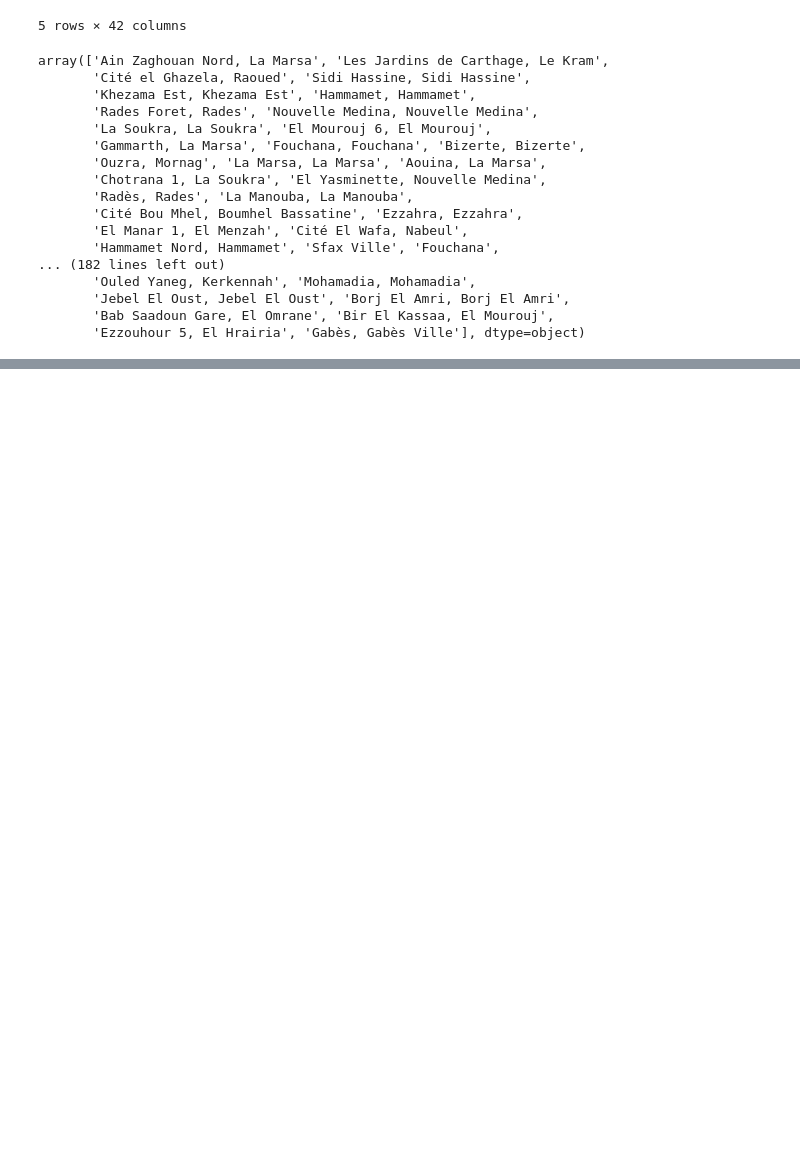
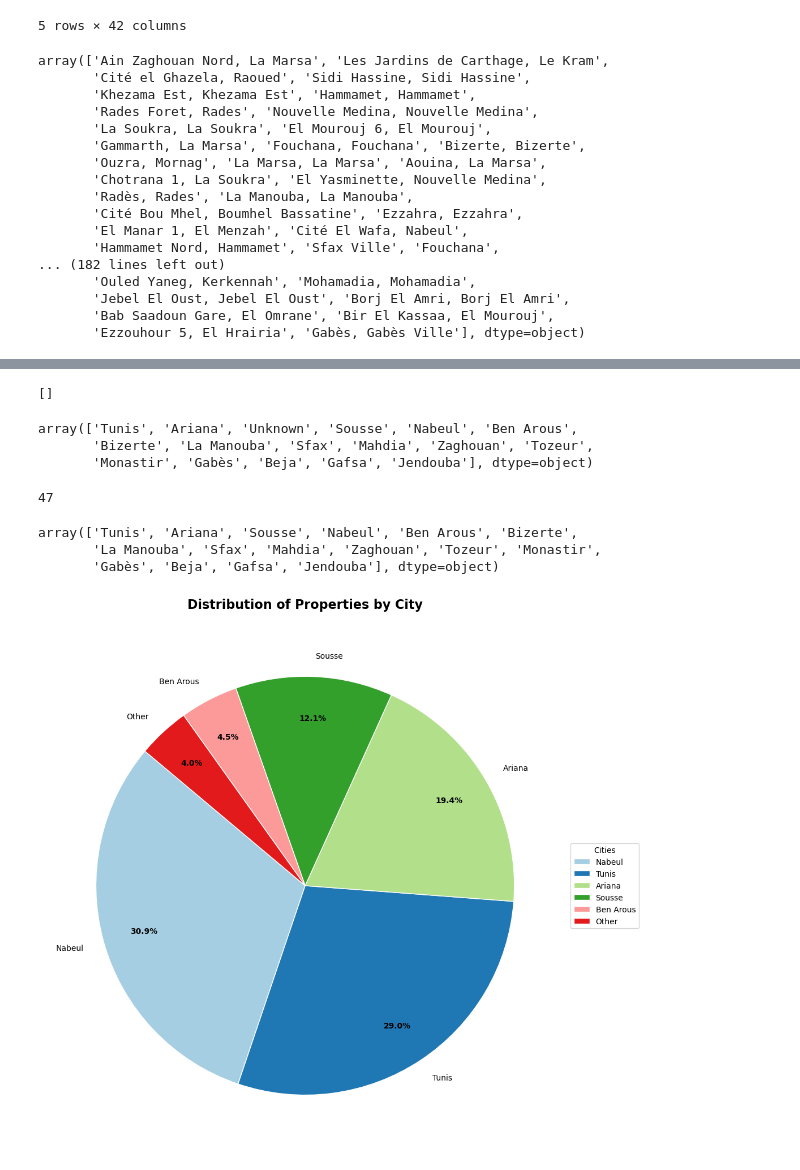
Before and after one commit to MarouaHattab/House-sale-Price-Predicition, a Jupyter notebook: New folder/CleaningMubwab.ipynb, the cells around one changed output, grey strips where cells are left out. Drawn from its saved outputs; the diff is of its cells as text; code cells hidden in the pictures; blank space fills up the shorter version.

Commit message:
start cleaning mubwab dataset and still not complete

```diff
--- a/New folder/CleaningMubwab.ipynb
+++ b/New folder/CleaningMubwab.ipynb
@@ -836,0 +1161,68 @@ array(['Ain Zaghouan Nord, La Marsa', 'Les Jardins de Carthage, Le Kram',
+# %%
+locations_for_missing_cities = df[df["city"].isna()]["location"].tolist()
+locations_for_missing_cities
+# %% [output]
+[]
+# %%
+df_tree["city"].unique()
+# %% [output]
+array(['Tunis', 'Ariana', 'Unknown', 'Sousse', 'Nabeul', 'Ben Arous',
+       'Bizerte', 'La Manouba', 'Sfax', 'Mahdia', 'Zaghouan', 'Tozeur',
+       'Monastir', 'Gabès', 'Beja', 'Gafsa', 'Jendouba'], dtype=object)
+# %%
+ df[df["city"] == "Unknown"].shape[1]
+# %% [output]
+47
+# %%
+df = df[df["city"] != "Unknown"]
+# %%
+df["city"].unique()
+# %% [output]
+array(['Tunis', 'Ariana', 'Sousse', 'Nabeul', 'Ben Arous', 'Bizerte',
+       'La Manouba', 'Sfax', 'Mahdia', 'Zaghouan', 'Tozeur', 'Monastir',
+       'Gabès', 'Beja', 'Gafsa', 'Jendouba'], dtype=object)
+# %%
+import matplotlib.pyplot as plt
+
+# 1. Prepare the data - group small slices into "Other"
+city_counts = df['city'].value_counts()
+threshold = 0.02  # 2% threshold
+small_cities = city_counts[city_counts/city_counts.sum() < threshold]
+if len(small_cities) > 0:
+    city_counts = city_counts[city_counts/city_counts.sum() >= threshold]
+    city_counts['Other'] = small_cities.sum()
+
+# 2. Create the figure
+plt.figure(figsize=(12, 10))
+
+# 3. Create the pie chart with better styling
+patches, texts, autotexts = plt.pie(
+    city_counts,
+    labels=city_counts.index,
+    autopct='%1.1f%%',
+    startangle=140,
+    pctdistance=0.8,
+    textprops={'fontsize': 12},
+    wedgeprops={'linewidth': 1, 'edgecolor': 'white'},
+    colors=plt.cm.Paired.colors
+)
+
+# 4. Improve label readability
+plt.setp(autotexts, size=10, weight="bold")
+plt.setp(texts, size=10)
+
+# 5. Add legend and title
+plt.legend(
+    patches,
+    city_counts.index,
+    title='Cities',
+    loc='center left',
+    bbox_to_anchor=(1, 0.5)
+)
+plt.title('Distribution of Properties by City', pad=20, fontsize=16, fontweight='bold')
+
+# 6. Show the plot
+plt.tight_layout()
+plt.show()
+# %% [output]
+[figure, added]
```
Also changed, not shown: parts of 9 cells of this notebook.
